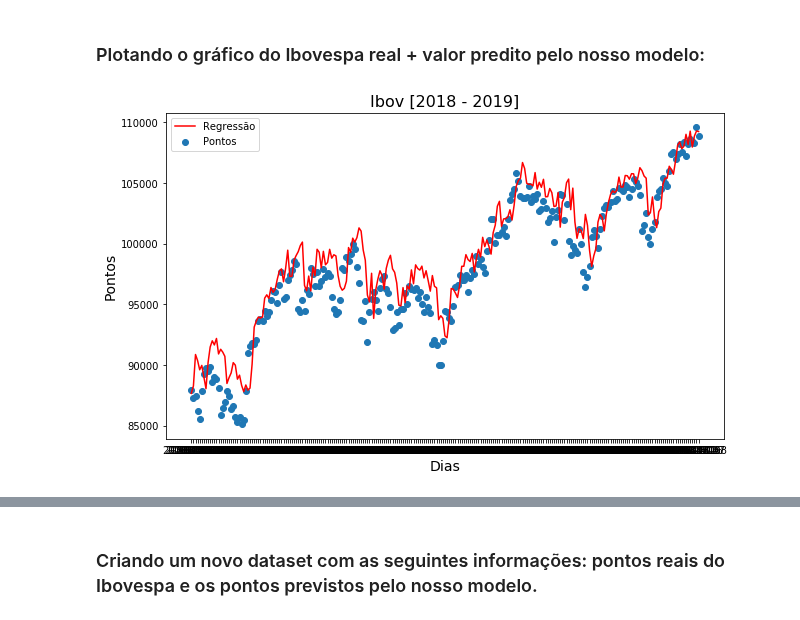
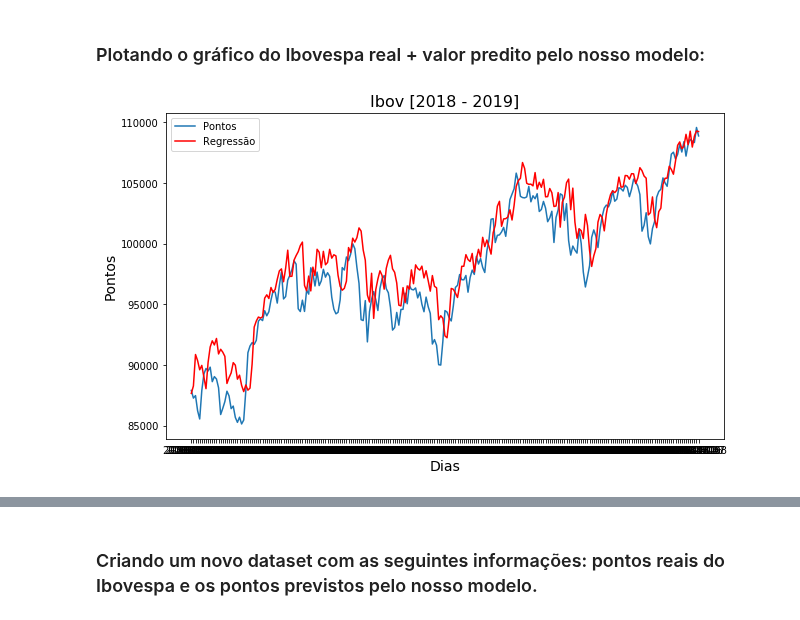
Before and after one commit to pbcarani/P3-Data-Science, a Jupyter notebook: P3_NOVO.ipynb, the cells around one changed output, grey strips where cells are left out. Saved outputs shown, nothing was run; the diff lists cells and outputs as text; code cells hidden in the pictures.

Commit message:
Análise de resíduos, trocamos o scatter por plot

```diff
--- a/P3_NOVO.ipynb
+++ b/P3_NOVO.ipynb
@@ -401,12 +403,12 @@ len(pred)
 ### Plotando o gráfico do Ibovespa real + valor predito pelo nosso modelo:
 # %%
 plt.figure(1, figsize=(10,6))
-plt.scatter(date[6:], pontos[6:], label="Pontos")
+plt.plot(date[6:], pontos[6:], label="Pontos")
 plt.title('Ibov [2018 - 2019]', fontsize=16)
 plt.plot(date[6:], pred, color='r', label='Regressão')
 plt.xlabel('Dias', fontsize=14)
 plt.ylabel('Pontos', fontsize=14)
 plt.legend()
 plt.show();
 # %% [output]
-[figure, old version]
+[figure, new version]
```
Also changed, not shown: parts of 7 cells of this notebook.
